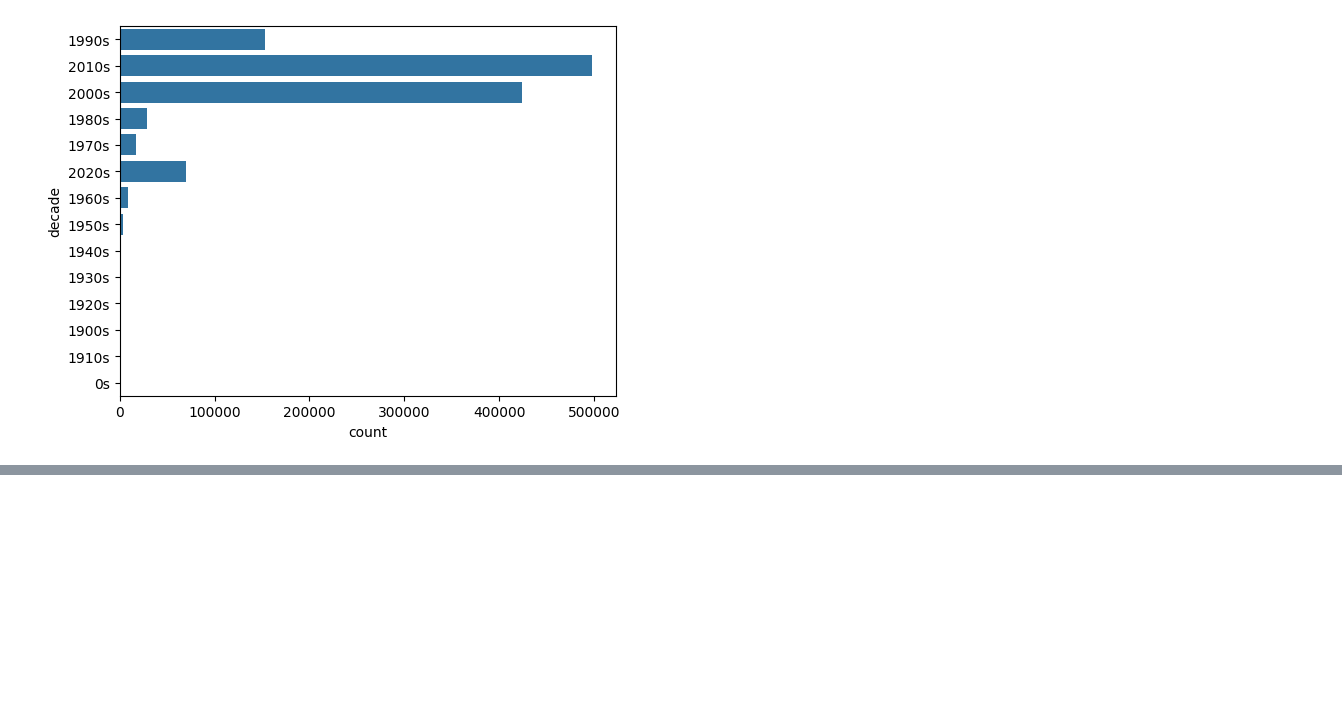
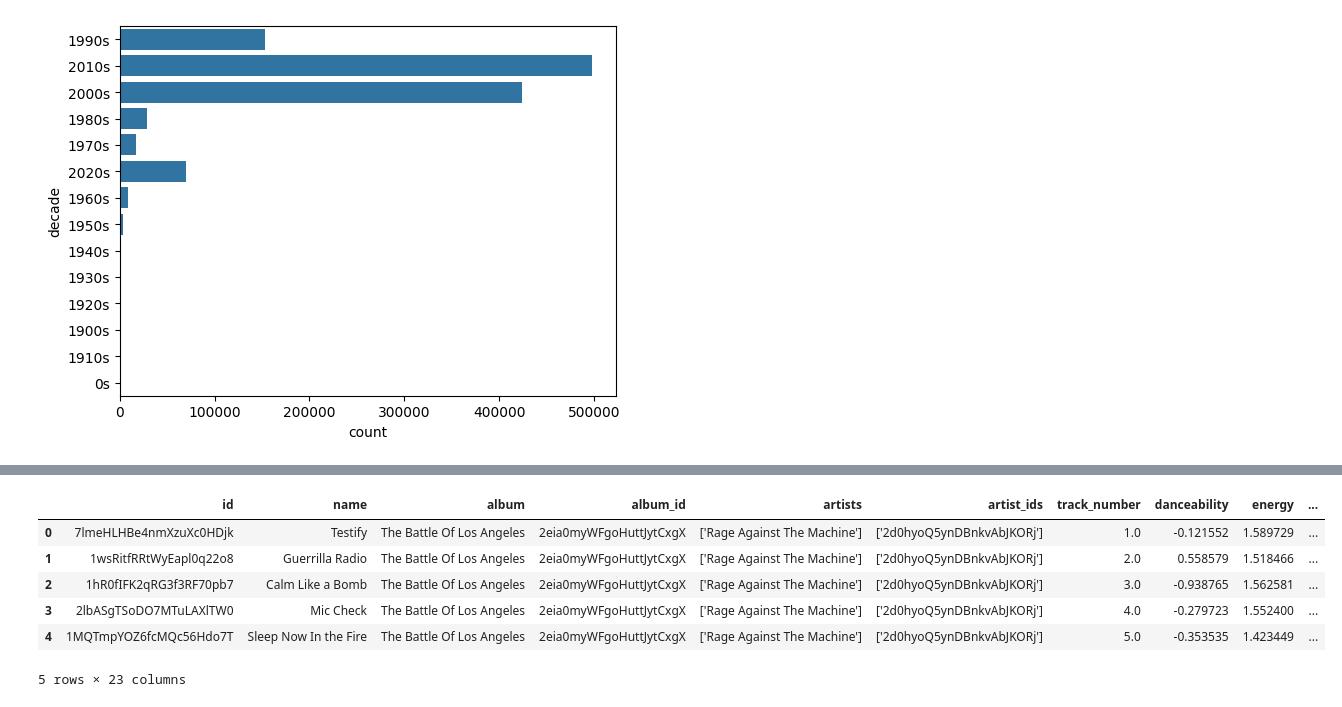
Before and after one commit to Sladkopar/PMLDL, a Jupyter notebook: notebooks(tests)/preprocess.ipynb, the cells around one changed output, grey strips where cells are left out. Saved outputs shown, nothing was run; the diff lists cells and outputs as text; code cells hidden in the pictures; blank space fills up the shorter version.

```diff
--- a/notebooks(tests)/preprocess.ipynb
+++ b/notebooks(tests)/preprocess.ipynb
@@ -185,0 +378,4 @@ sns.countplot(df.loc[:, 'decade'])
+# %%
+preprocessed_column_names = list(map(lambda x: x.split('__')[1], preprocessor.get_feature_names_out().tolist()))
+final_df = pd.DataFrame(data=preprocessed_df, columns=preprocessed_column_names)
+final_df.head()
@@ -185,0 +389,11 @@ sns.countplot(df.loc[:, 'decade'])
+# %%
+final_df = pd.concat(objs=[df.loc[:, ['id', 'name', 'album', 'album_id', 'artists', 'artist_ids', 'track_number']], final_df], axis=1)
+final_df.head()
+# %% [output]
+|  | id | name | album | album_id | artists | artist_ids | track_number | danceability | energy | ... |
+| 0 | 7lmeHLHBe4nmXzuXc0HDjk | Testify | The Battle Of Los Angeles | 2eia0myWFgoHuttJytCxgX | ['Rage Against The Machine'] | ['2d0hyoQ5ynDBnkvAbJKORj'] | 1.0 | -0.121552 | 1.589729 | ... |
+| 1 | 1wsRitfRRtWyEapl0q22o8 | Guerrilla Radio | The Battle Of Los Angeles | 2eia0myWFgoHuttJytCxgX | ['Rage Against The Machine'] | ['2d0hyoQ5ynDBnkvAbJKORj'] | 2.0 | 0.558579 | 1.518466 | ... |
+| 2 | 1hR0fIFK2qRG3f3RF70pb7 | Calm Like a Bomb | The Battle Of Los Angeles | 2eia0myWFgoHuttJytCxgX | ['Rage Against The Machine'] | ['2d0hyoQ5ynDBnkvAbJKORj'] | 3.0 | -0.938765 | 1.562581 | ... |
+| 3 | 2lbASgTSoDO7MTuLAXlTW0 | Mic Check | The Battle Of Los Angeles | 2eia0myWFgoHuttJytCxgX | ['Rage Against The Machine'] | ['2d0hyoQ5ynDBnkvAbJKORj'] | 4.0 | -0.279723 | 1.552400 | ... |
+| 4 | 1MQTmpYOZ6fcMQc56Hdo7T | Sleep Now In the Fire | The Battle Of Los Angeles | 2eia0myWFgoHuttJytCxgX | ['Rage Against The Machine'] | ['2d0hyoQ5ynDBnkvAbJKORj'] | 5.0 | -0.353535 | 1.423449 | ... |
+5 rows × 23 columns
```
Also changed, not shown: parts of 27 cells of this notebook.
